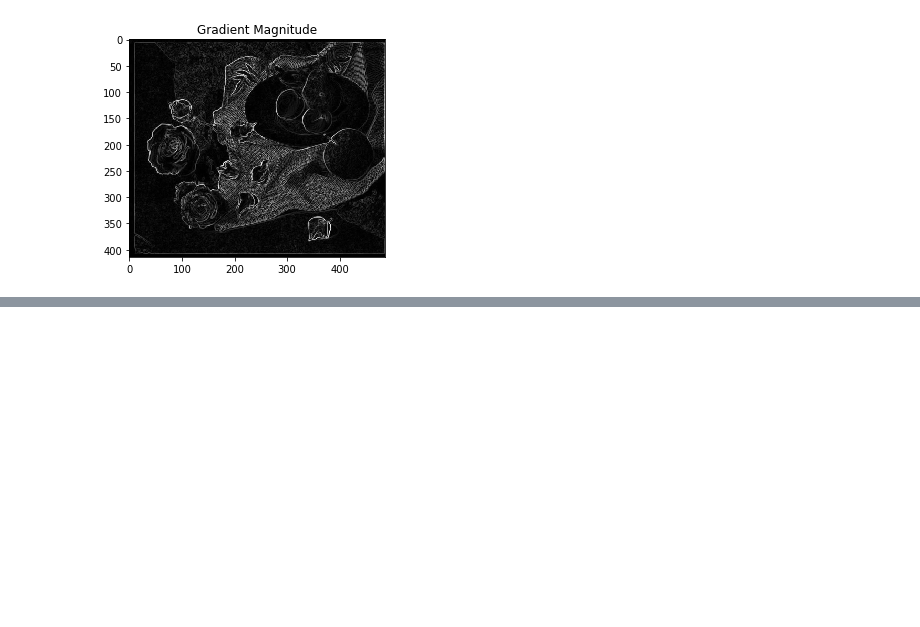
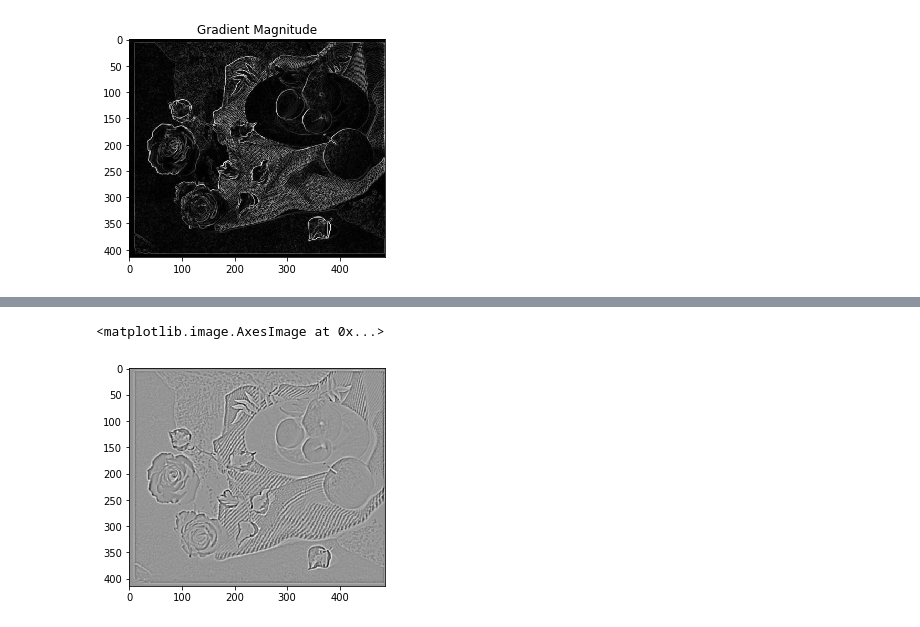
Before and after one commit to danielkurniadi/CannyEdgeScratch, a Jupyter notebook: canny_notebook.ipynb, the cells around one changed output, grey strips where cells are left out. Saved outputs shown, nothing was run; the diff lists cells and outputs as text; code cells hidden in the pictures; blank space fills up the shorter version.

```diff
--- a/canny_notebook.ipynb
+++ b/canny_notebook.ipynb
@@ -440,0 +580,5 @@ gradient_magnitude, gradient_direction = sobel_edge_detection(image_fruit, use_d
+# %%
+plt.imshow(convolution(image_fruit, g), cmap='gray')
+# %% [output]
+<matplotlib.image.AxesImage at 0x...>
+[figure, added]
```
Also changed, not shown: parts of 21 cells of this notebook.
